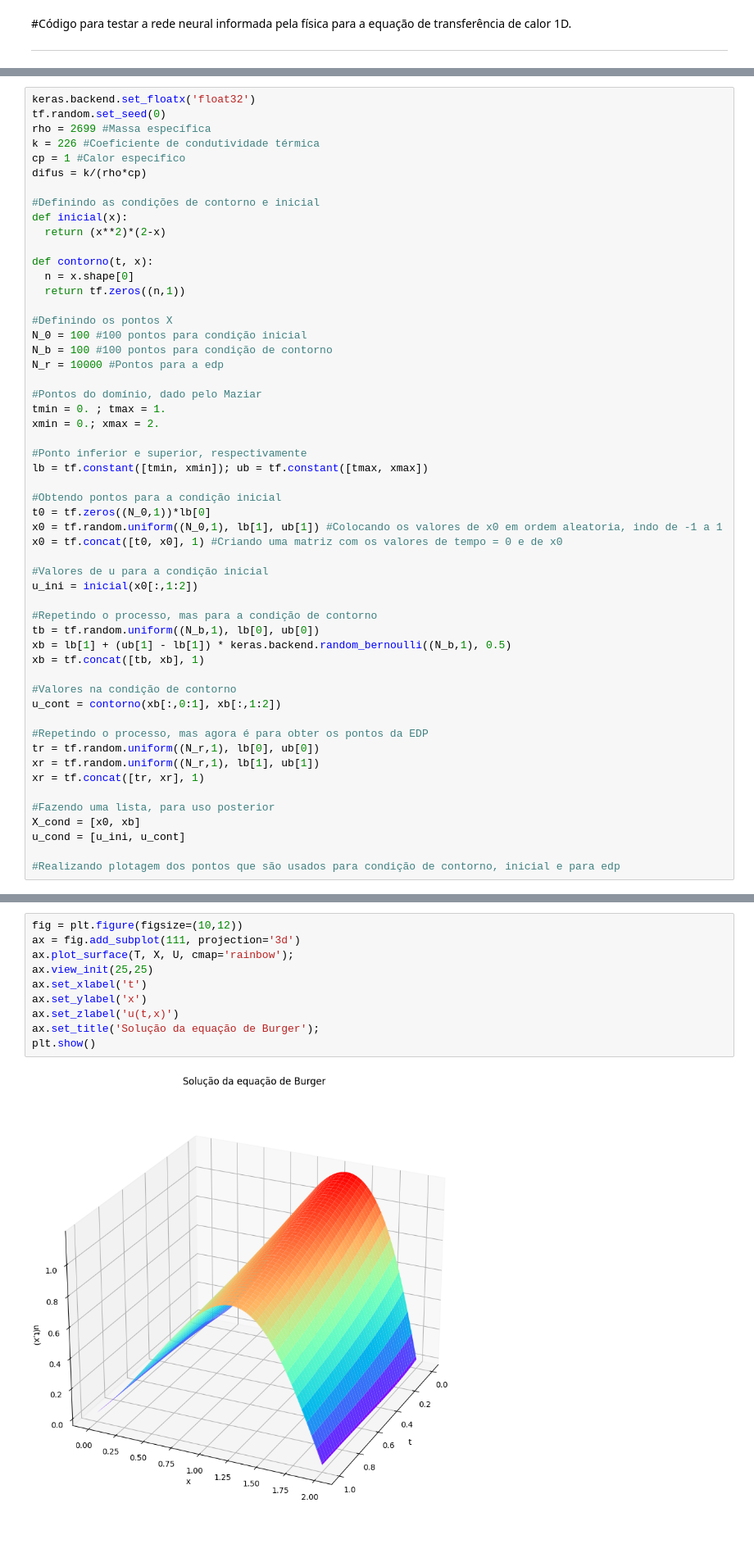
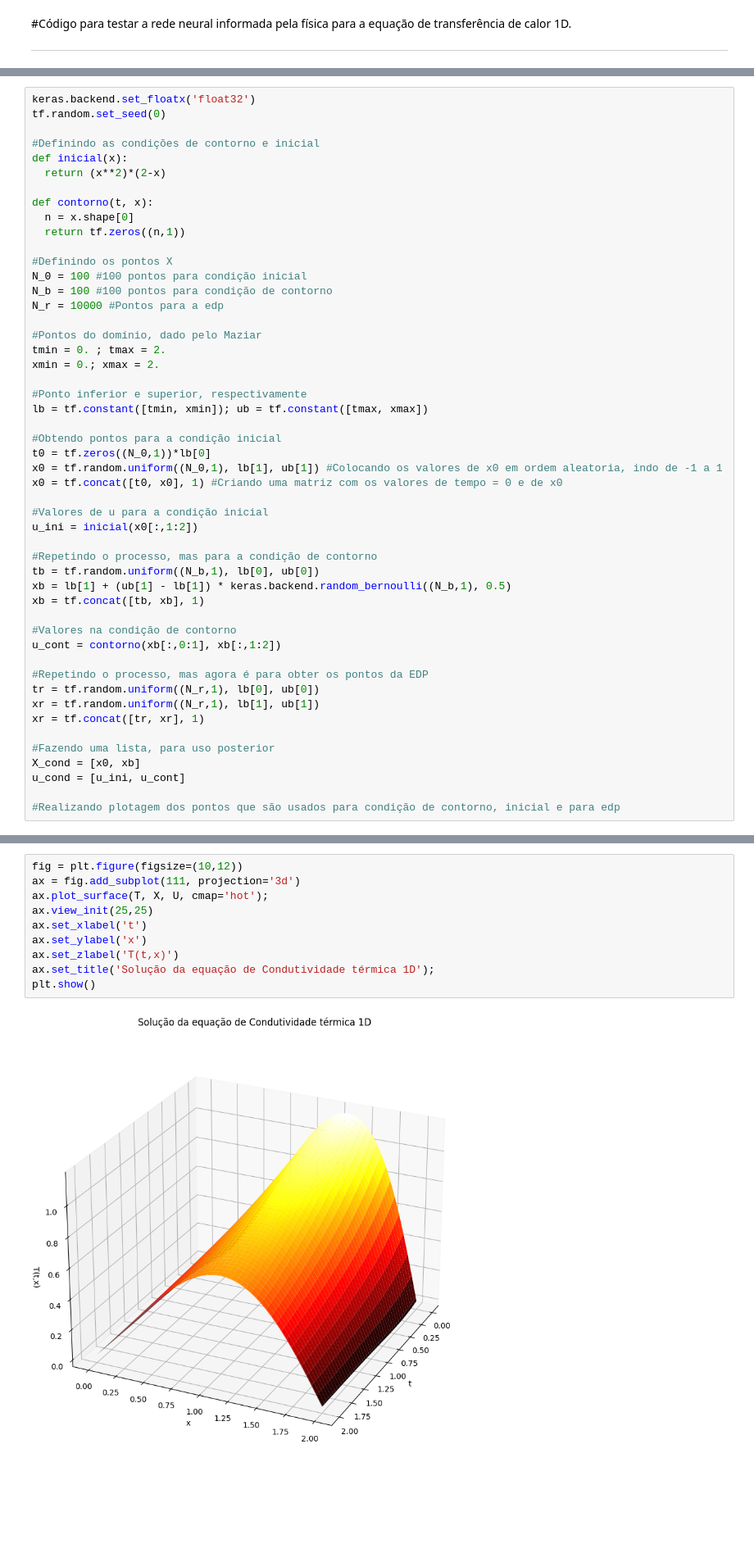
Before and after one commit to JoaoAlexandreFerreira/RNA, a Jupyter notebook: PINN_para_equação_do_calor_1D.ipynb, the cells around one changed output, grey strips where cells are left out. Shown at 82% size. Saved outputs shown, nothing was run; the diff lists cells and outputs as text; blank space fills up the shorter version.

```diff
--- a/PINN_para_equação_do_calor_1D.ipynb
+++ b/PINN_para_equação_do_calor_1D.ipynb
@@ -61,10 +121,6 @@ def modelopinn(nos, camadas_ocultas):
 # %%
 keras.backend.set_floatx('float32')
 tf.random.set_seed(0)
-rho = 2699 #Massa específica
-k = 226 #Coeficiente de condutividade térmica
-cp = 1 #Calor especifico
-difus = k/(rho*cp)
 
 #Definindo as condições de contorno e inicial
 def inicial(x):
@@ -80,7 +136,7 @@ N_b = 100 #100 pontos para condição de contorno
 N_r = 10000 #Pontos para a edp
 
 #Pontos do domínio, dado pelo Maziar
-tmin = 0. ; tmax = 1.
+tmin = 0. ; tmax = 2.
 xmin = 0.; xmax = 2.
 
 #Ponto inferior e superior, respectivamente
@@ -256,15 +313,15 @@ U = upred.numpy().reshape(N+1,N+1)
 # %%
 fig = plt.figure(figsize=(10,12))
 ax = fig.add_subplot(111, projection='3d')
-ax.plot_surface(T, X, U, cmap='rainbow');
+ax.plot_surface(T, X, U, cmap='hot');
 ax.view_init(25,25)
 ax.set_xlabel('t')
 ax.set_ylabel('x')
-ax.set_zlabel('u(t,x)')
-ax.set_title('Solução da equação de Burger');
+ax.set_zlabel('T(t,x)')
+ax.set_title('Solução da equação de Condutividade térmica 1D');
 plt.show()
 # %% [output]
-[figure, old version]
+[figure, new version]
 # %%
 X_aux = np.vstack([x0,xb])
 u_aux = np.vstack([u_ini,u_cont])
```
Also changed, not shown: parts of 16 cells of this notebook.
